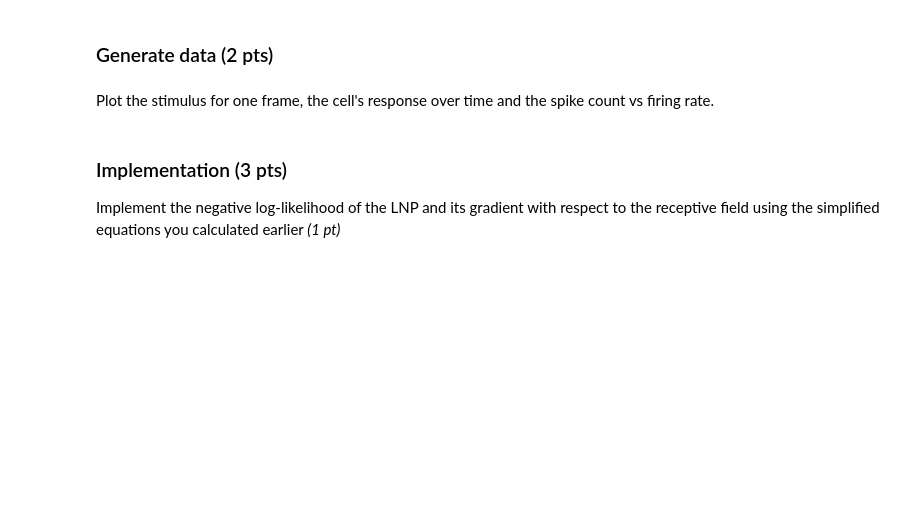
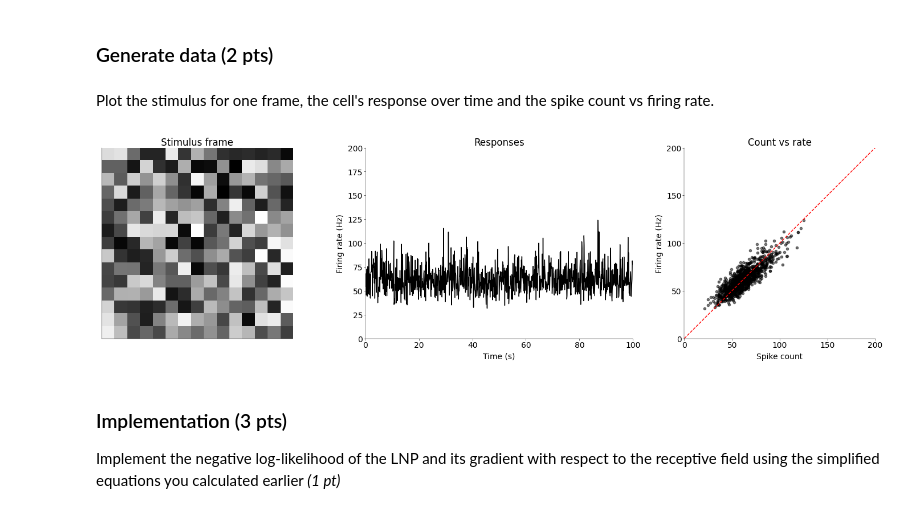
Before and after one commit to toniklenk/NeuralDataScience, a Jupyter notebook: notebooks/CodingLab5.ipynb, the cells around one changed output. Saved outputs shown, nothing was run; the diff lists cells and outputs as text; code cells hidden in the pictures; blank space fills up the shorter version.

```diff
--- a/notebooks/CodingLab5.ipynb
+++ b/notebooks/CodingLab5.ipynb
@@ -156,8 +156,11 @@ def sample_lnp(
     # Generate samples from an instantaneous LNP model
     # neuron with receptive field kernel w. (1 pt)
     # ------------------------------------------------
+    s = np.random.uniform(size=(D**2, nT), low=0.0, high=5.0)
+    r = np.exp(w @ s) * dt * R
+    c = np.random.poisson(r)
 
-    pass
+    return c, r, s
 # %%
 D = 15  # number of pixels
 nT = 1000  # number of time bins
@@ -181,3 +177,33 @@ fig, ax = plt.subplot_mosaic(mosaic=mosaic, figsize=(15, 4))
+# %%
+mosaic = mosaic = [["stim", "responses", "count/rate"]]
+
+fig, ax = plt.subplot_mosaic(mosaic=mosaic, figsize=(15, 4))
+# -----------------------------------------------------------------------------------------------------------
+# Plot the stimulus for one frame, the cell's responses over time and spike count vs firing rate (1 pt)
+# -----------------------------------------------------------------------------------------------------------
+ax["stim"].imshow(s[:, 0].reshape(D, D), cmap="gray")
+ax["stim"].set_title("Stimulus frame")
+ax["stim"].set_xticks([])
+ax["stim"].set_yticks([])
+ax["responses"].plot(np.arange(nT) * dt, r, color="black")
+ax["responses"].set_title("Responses")
+ax["responses"].set_xlabel("Time (s)")
+ax["responses"].set_ylabel("Firing rate (Hz)")
+ax["responses"].set_xlim(0, nT * dt)
+ax["responses"].set_ylim(0, 200)
+ax["count/rate"].scatter(c, r, color="black", alpha=0.5)
+ax["count/rate"].set_title("Count vs rate")
+ax["count/rate"].set_xlabel("Spike count")
+ax["count/rate"].set_ylabel("Firing rate (Hz)")
+ax["count/rate"].set_xlim(0, 200)
+ax["count/rate"].set_ylim(0, 200)
+ax["count/rate"].set_aspect("equal")
+ax["count/rate"].plot([0, 200], [0, 200], color="red", linestyle="--")
+ax["count/rate"].set_xticks([0, 50, 100, 150, 200])
+ax["count/rate"].set_yticks([0, 50, 100, 150, 200])
+plt.show()
+# %% [output]
+[figure, added]
 # %% [markdown]
 ### Implementation (3 pts)
 
```
Also changed, not shown: parts of 3 cells of this notebook.
